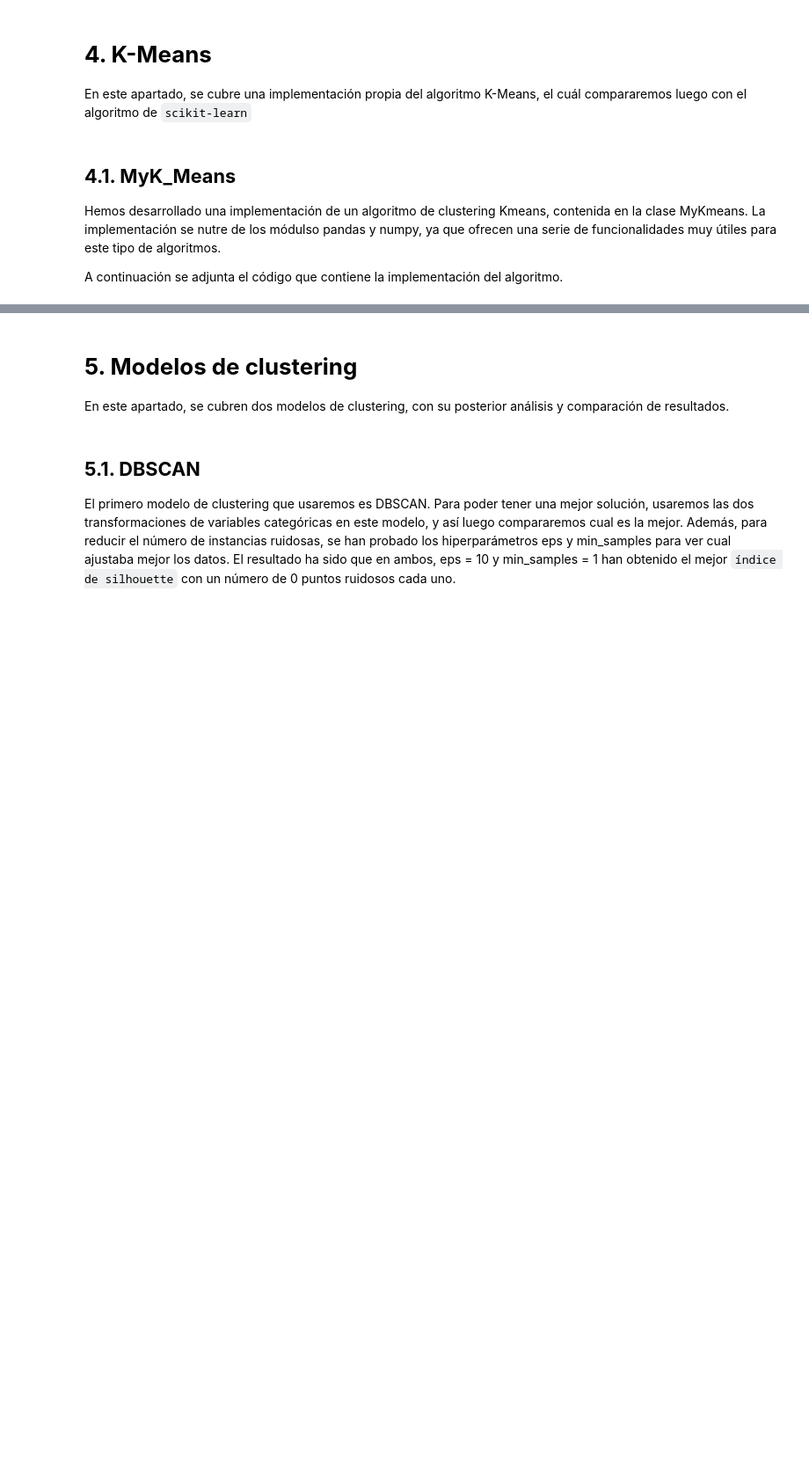
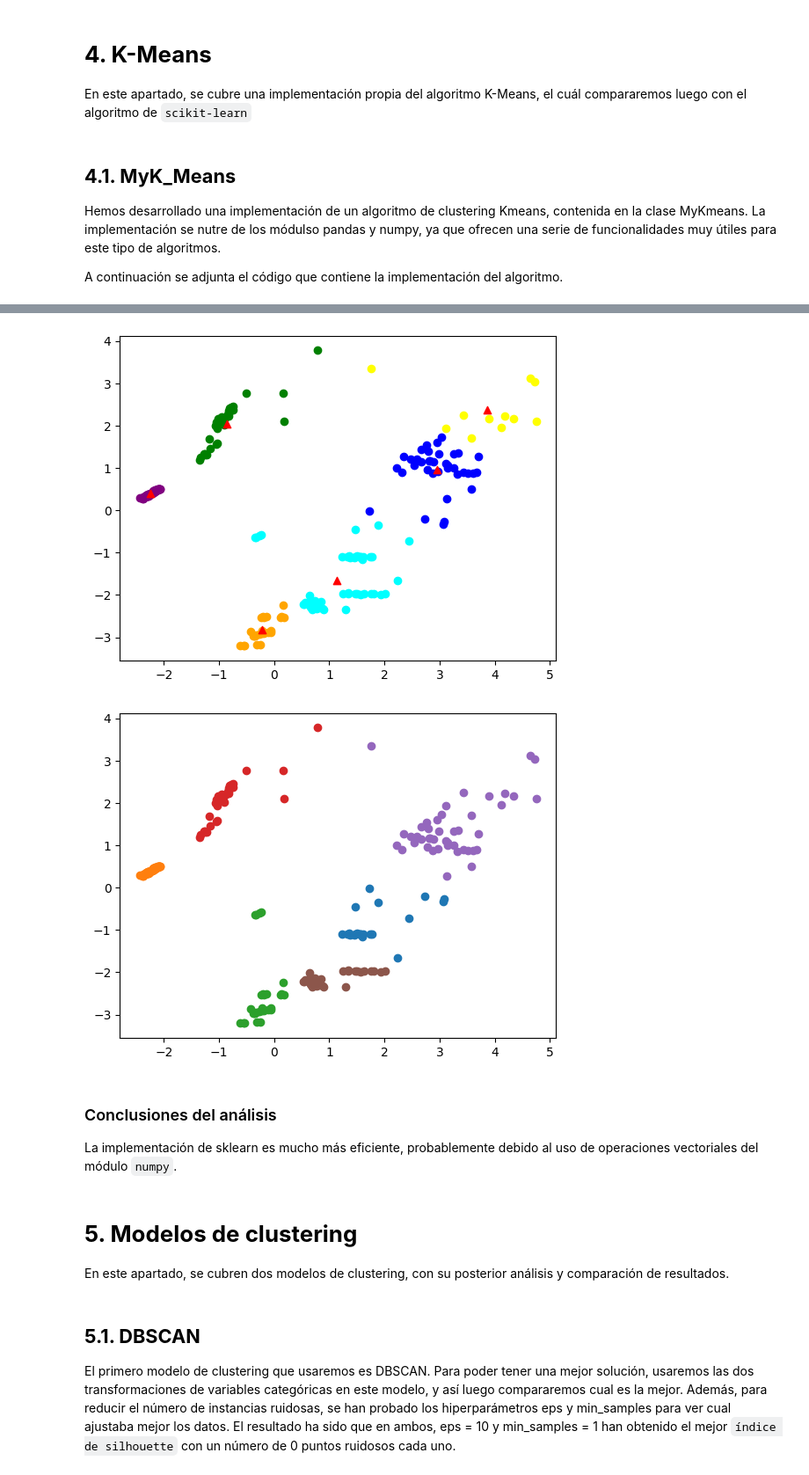
Before and after one commit to ManuGPR/ML_Clustering, a Jupyter notebook: AA_G03_Clustering.ipynb, the cells around one changed output, grey strips where cells are left out. Shown: that part at 88% size. Drawn from its saved outputs; the diff is of its cells as text; code cells hidden in the pictures; blank space fills up the shorter version.

```diff
--- a/AA_G03_Clustering.ipynb
+++ b/AA_G03_Clustering.ipynb
@@ -253,7 +293,8 @@ Hemos desarrollado una implementación de un algoritmo de clustering Kmeans, con
 
 A continuación se adjunta el código que contiene la implementación del algoritmo.
 # %%
-from random import random
+from random import randint
+from random import seed
 from math import sqrt
 import matplotlib.pyplot as plt
 import numpy
@@ -263,7 +304,7 @@ import pandas as pd
 colors = ['blue', 'green', 'yellow', 'purple', 'orange', 'cyan', 'magenta', 'lime', 'pink', 'lightblue', 'brown', 'teal', 'lavender', 'olive', 'gray']
 
 class MyK_Means:
-  def __init__(self, k: int, data: pd.DataFrame):
+  def __init__(self, k: int, data: pd.DataFrame, random_state = None):
     # Número de clusters
     self.k = k
 
@@ -282,6 +323,9 @@ class MyK_Means:
 
     self.init_centroid()
     self.original_centroids = self.centroids.copy()
+    if random_state:
+      seed(random_state)
+
 
 
   @property
@@ -301,14 +345,21 @@ class MyK_Means:
       self.clusters.append(pd.DataFrame(columns=self.data.columns))
 
   def init_centroid(self):
-    list_min = self.data.min().to_list()
+    """list_min = self.data.min().to_list()
     list_max = self.data.max().to_list()
 
     for key in range(self.k):
       centroid_list = []
       for column in range(len(self.data.columns)):
         centroid_list.append(random()*(list_max[column] - list_min[column]) + list_min[column])
-      self.centroids.append(tuple(centroid_list))
+      self.centroids.append(tuple(centroid_list))"""
+    for key in range(self.k):
+      i = randint(0, len(self.data))
+      instancia = self.data.iloc[i]
+      centroid = []
+      for column, valor in instancia.items():
+        centroid.append(valor)
+      self.centroids.append(tuple(centroid))
 
   def calculate_closest_centroid(self, row):
     distances_cluster = []
@@ -496,3 +515,28 @@ plt.show()
+# %%
+#### Pintar para k = 6 para comparar
+
+casero = MyK_Means(6, pca_ohe_stars, random_state=100472310)
+casero.fit()
+skmeans = KMeans(6, random_state=100472310)
+cluster_labels = skmeans.fit_predict(pca_ohe_stars)
+for _ in range(casero.k):
+    plt.scatter(casero.clusters[_].iloc[0: , 0], casero.clusters[_].iloc[0:, 1], color=colors[_], label="datos")
+plt.scatter(*zip(*casero.centroids), color="red", label="destacados", marker='^')
+plt.show()
+
+for i in range(skmeans.n_clusters):
+    # Filtrar las instancias que pertenecen al cluster i
+    cluster_i = pca_ohe_stars[cluster_labels == i]
+    # Graficar las instancias del cluster i con un color específico
+    plt.scatter(cluster_i.iloc[0: ,0], cluster_i.iloc[0:, 1], label=f'Cluster {i+1}', color = colors[i])
+plt.scatter(skmeans.cluster_centers_[:, 0], skmeans.cluster_centers_[:, 1], color="red", label="Centroides (sklearn)", marker='^')
+plt.show()
+# %% [output]
+[figure, added]
+[figure, added]
+# %% [markdown]
+### Conclusiones del análisis
+La implementación de sklearn es mucho más eficiente, probablemente debido al uso de operaciones vectoriales del módulo `numpy`.
 # %% [markdown]
 # **5. Modelos de clustering**
 En este apartado, se cubren dos modelos de clustering, con su posterior análisis y comparación de resultados.
```
Also changed, not shown: parts of 14 cells of this notebook.
